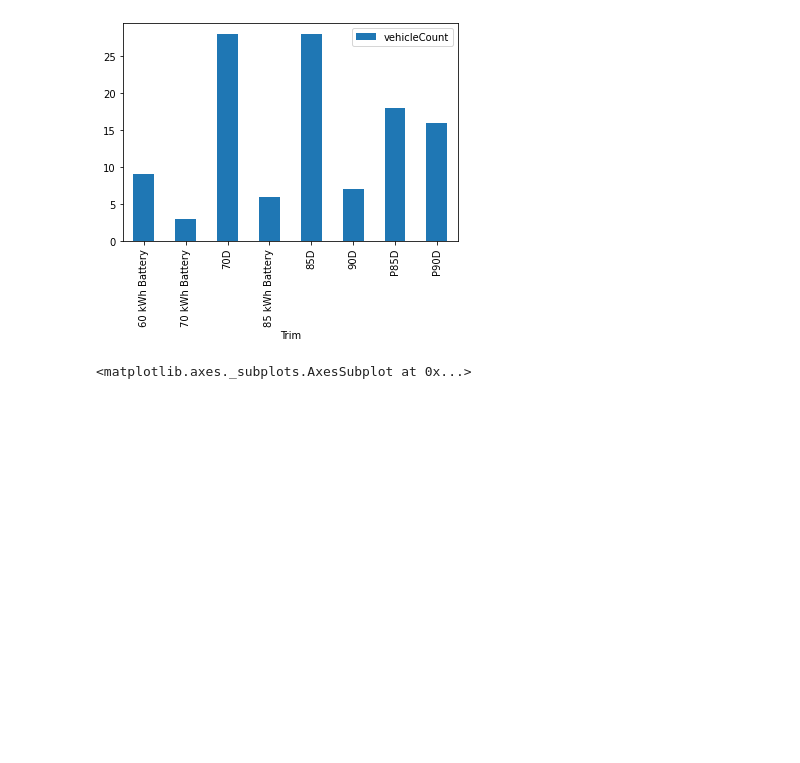
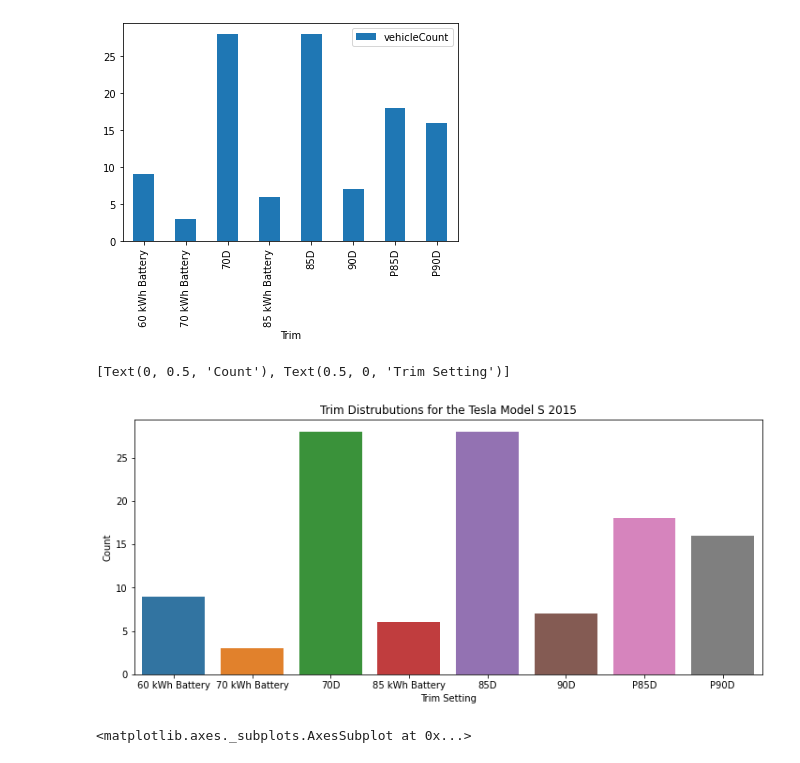
Before and after one commit to OnBlockHocTaco/CoPilot, a Jupyter notebook: EVAnalysis/ModelS.ipynb, the cells around one changed output. Cells and saved outputs as stored; diff of their text form; code cells hidden in the pictures; blank space fills up the shorter version.

```diff
--- a/EVAnalysis/ModelS.ipynb
+++ b/EVAnalysis/ModelS.ipynb
@@ -11,6 +17,14 @@ ModelS2015TrimCheck.plot.bar(x='Trim', y='vehicleCount')
 # %% [output]
 <matplotlib.axes._subplots.AxesSubplot at 0x...>
 [figure]
+# %%
+plt.figure(figsize=(12,5))
+plt.title("Trim Distrubutions for the Tesla Model S 2015")
+bp = sns.barplot(x=ModelS2015TrimCheck['Trim'], y=ModelS2015TrimCheck['vehicleCount'], label = "medium")
+bp.set(xlabel='Trim Setting', ylabel='Count')
+# %% [output]
+[Text(0, 0.5, 'Count'), Text(0.5, 0, 'Trim Setting')]
+[figure, added]
 # %%
 ModelS2015 = df.loc[(df['ReportDate'].isin(Dates)) & (df['ModelYear'] == 2015) & (df["DivisionName"] == "Tesla") & (df["ModelName"] == "Model S") & (df["Trim"] == "85D")]
 ModelS2015.plot.line(x='ReportDate', y='avgPrice')
```
Also changed, not shown: parts of 11 cells of this notebook, 3 other files.
